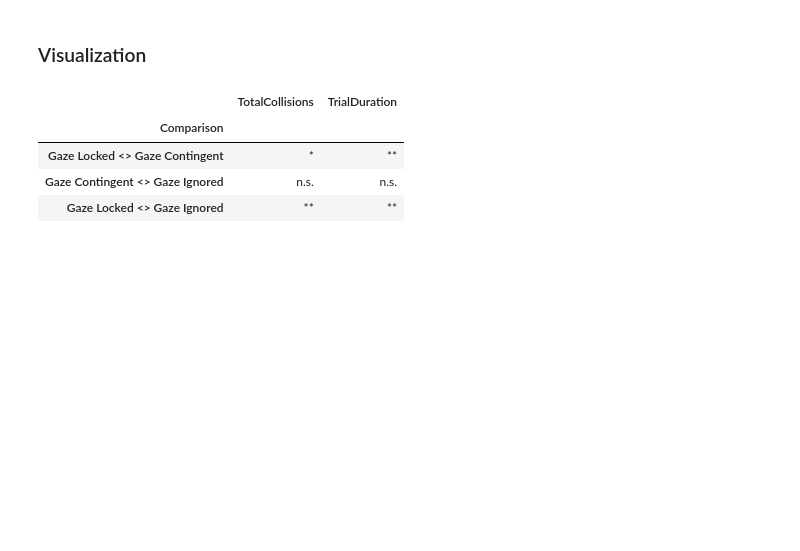
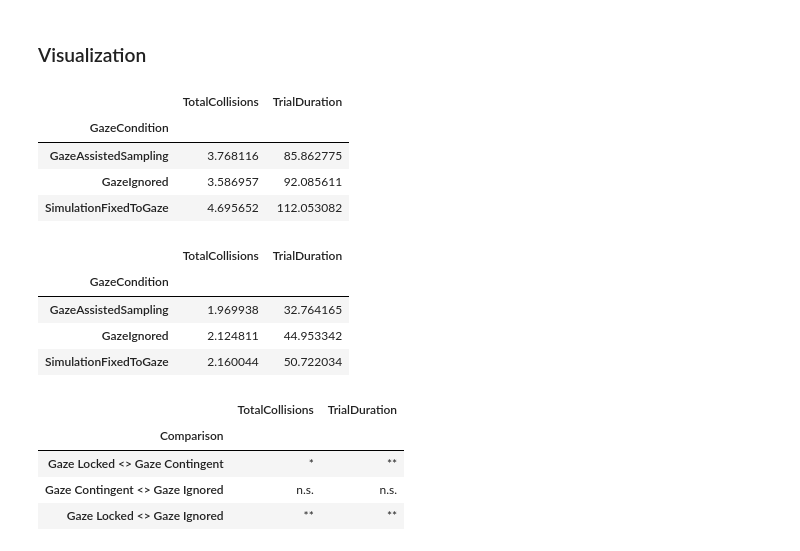
Before and after one commit to neuralcodinglab/SPVGazeAnalysis, a Jupyter notebook: mobility_analysis/mobility_endpoints_analysis.ipynb, the cells around one changed output. Cells and saved outputs as stored; diff of their text form; code cells hidden in the pictures; blank space fills up the shorter version.

```diff
--- a/mobility_analysis/mobility_endpoints_analysis.ipynb
+++ b/mobility_analysis/mobility_endpoints_analysis.ipynb
@@ -459,10 +452,25 @@ stat_results = pd.read_csv('out/mobility_analysis_paired_testing.tsv', sep='\t')
-# %%
-stars = stat_results.applymap(stats.count_significance_stars)
-stars
-# %% [output]
-|  | TotalCollisions | TrialDuration |
-| Comparison |  |  |
-| Gaze Locked <> Gaze Contingent | * | ** |
-| Gaze Contingent <> Gaze Ignored | n.s. | n.s. |
-| Gaze Locked <> Gaze Ignored | ** | ** |
+# %%
+# Display main results in table format (mean and standard deviation)
+display(avg.groupby('GazeCondition')[endpoints].mean())
+display(avg.groupby('GazeCondition')[endpoints].std())
+
+# Display significance stars
+stars = stat_results.applymap(stats.count_significance_stars)
+stars
+# %% [output]
+|  | TotalCollisions | TrialDuration |
+| GazeCondition |  |  |
+| GazeAssistedSampling | 3.768116 | 85.862775 |
+| GazeIgnored | 3.586957 | 92.085611 |
+| SimulationFixedToGaze | 4.695652 | 112.053082 |
+|  | TotalCollisions | TrialDuration |
+| GazeCondition |  |  |
+| GazeAssistedSampling | 1.969938 | 32.764165 |
+| GazeIgnored | 2.124811 | 44.953342 |
+| SimulationFixedToGaze | 2.160044 | 50.722034 |
+|  | TotalCollisions | TrialDuration |
+| Comparison |  |  |
+| Gaze Locked <> Gaze Contingent | * | ** |
+| Gaze Contingent <> Gaze Ignored | n.s. | n.s. |
+| Gaze Locked <> Gaze Ignored | ** | ** |
 # %%
```
Also changed, not shown: parts of 29 cells of this notebook, 5 other files.
